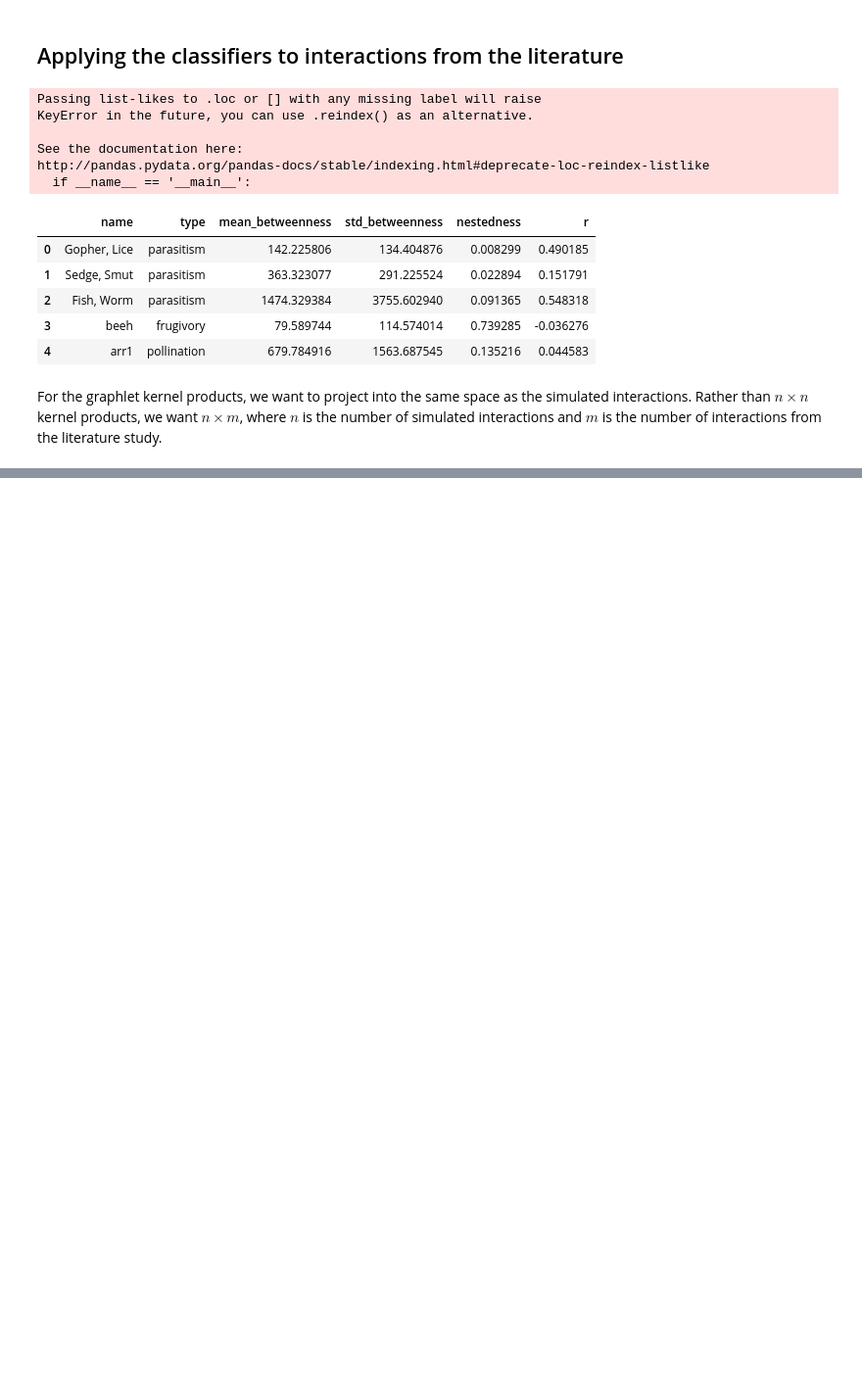
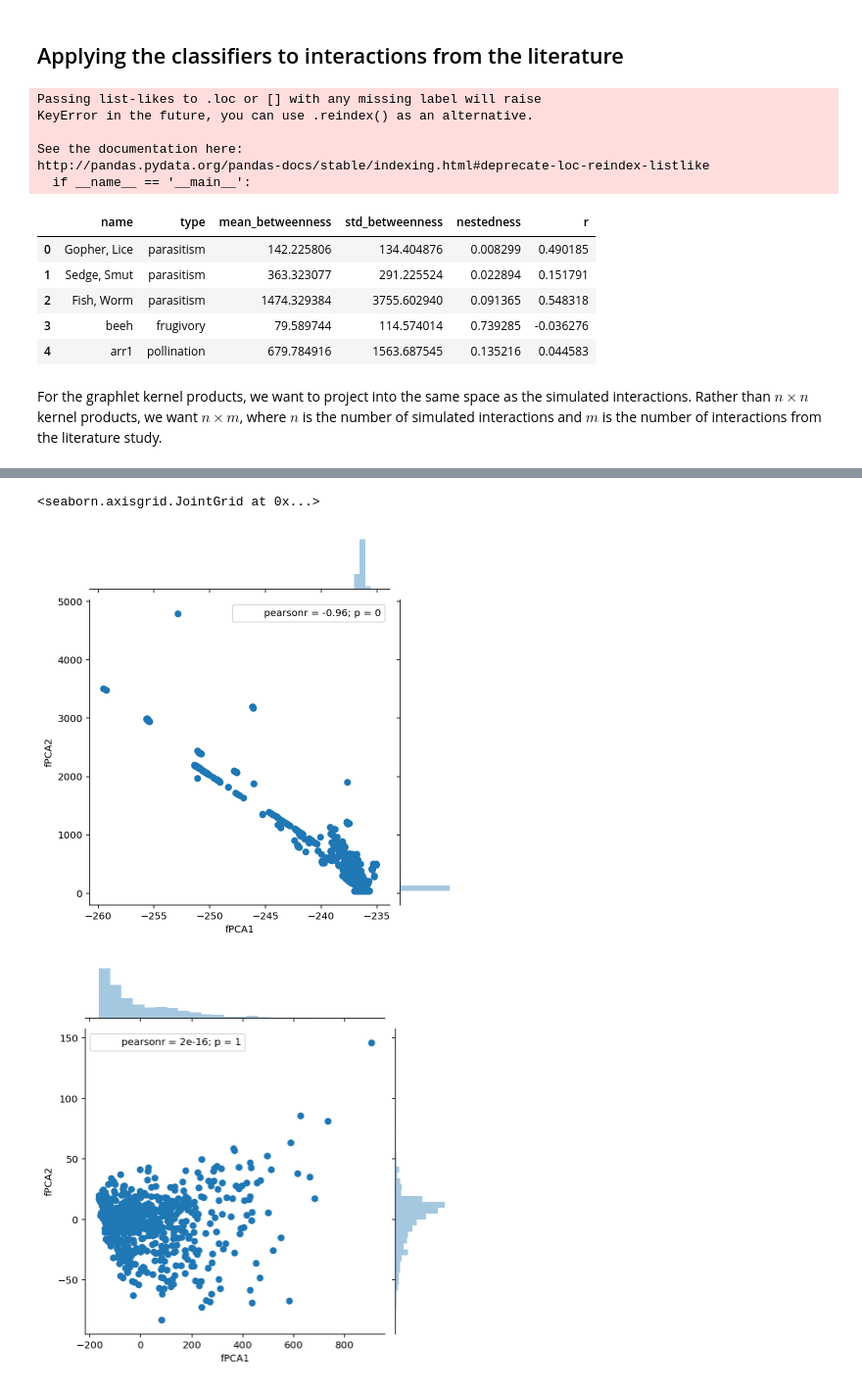
Before and after one commit to ryneches/ManyTrees, a Jupyter notebook: ManyTrees.ipynb, the cells around one changed output, grey strips where cells are left out. Shown at 98% size. Saved outputs shown, nothing was run; the diff lists cells and outputs as text; code cells hidden in the pictures; blank space fills up the shorter version.

```diff
--- a/ManyTrees.ipynb
+++ b/ManyTrees.ipynb
@@ -931,0 +962,4 @@ gm_studies.head()
+# %%
+LK_cutoff = LK.apply( lambda x : x > 10e-6 )
+# %%
+SLT = SuchLinkedTrees( T1, T2, LK_cutoff )
@@ -931,0 +1008,3 @@ gm_studies.head()
+# %%
+fishpoo_data = pandas.DataFrame( fishpoo_data ).set_index('name')
+fishpoo_data.head()
@@ -931,0 +1019,11 @@ gm_studies.head()
+# %%
+# project the literature study features into the same space as
+# our classic graph features
+pca = pca.fit( gm[[ 'nestedness',
+                    'std_betweenness',
+                    'mean_betweenness',
+                    'r']] )
+
+classic_features_fishpoo = pandas.DataFrame( pca.transform( fishpoo_data.dropna() ),
+                                             columns=[ 'fPCA1', 'fPCA2' ] )
+classic_features_fishpoo.head()
@@ -931,0 +1037,7 @@ gm_studies.head()
+# %%
+seaborn.jointplot( x='fPCA1', y='fPCA2', data=classic_features_fishpoo )
+seaborn.jointplot( x='fPCA1', y='fPCA2', data=e_embedded )
+# %% [output]
+<seaborn.axisgrid.JointGrid at 0x...>
+[figure, added]
+[figure, added]
```
Also changed, not shown: parts of 21 cells of this notebook.
